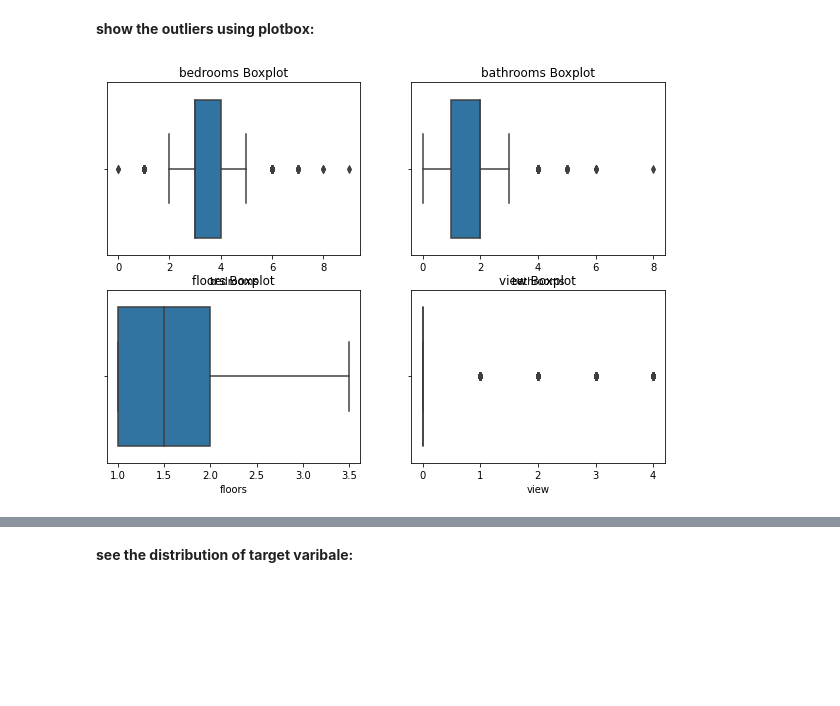
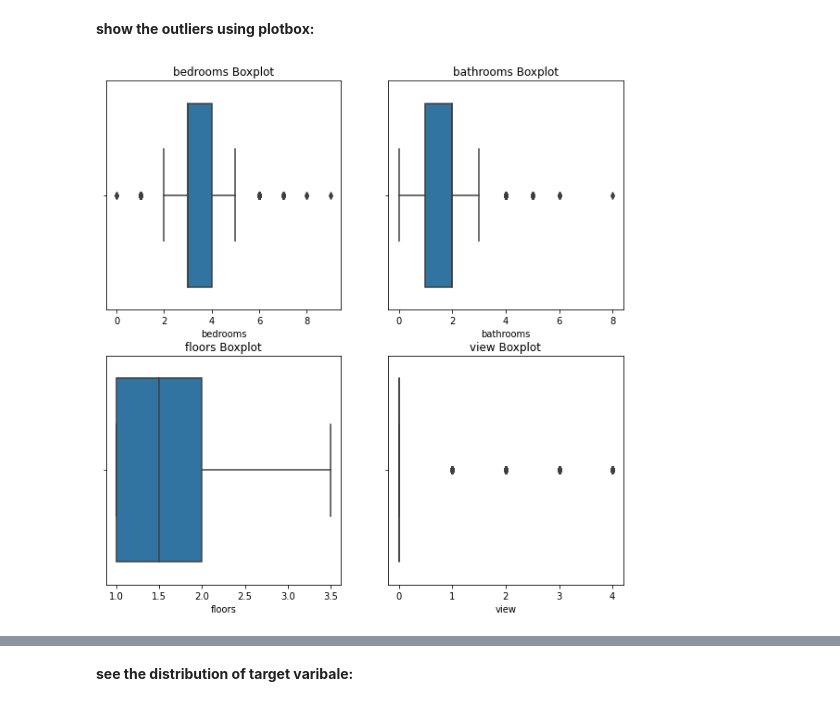
Before and after one commit to tahani319/DS_ML_HousePrices, a Jupyter notebook: DS_ML_HousePrice.ipynb, the cells around one changed output, grey strips where cells are left out. Drawn from its saved outputs; the diff is of its cells as text; code cells hidden in the pictures; blank space fills up the shorter version.

```diff
--- a/DS_ML_HousePrice.ipynb
+++ b/DS_ML_HousePrice.ipynb
@@ -293,17 +342,17 @@ highly correlated 0.88
 # %% [markdown]
 **show the outliers using plotbox:**
 # %%
-plt.figure(figsize=(10, 7)) #to see outliers in dataset
+plt.figure(figsize=(10, 10)) #to see outliers in dataset
 plt.subplot(2,2,1)
 sns.boxplot(x = 'bedrooms', data = house).set_title('bedrooms Boxplot')
 plt.subplot(2,2,2)
 sns.boxplot(x = 'bathrooms', data = house).set_title('bathrooms Boxplot')
 plt.subplot(2,2,3)
 sns.boxplot(x = 'floors', data = house).set_title('floors Boxplot')
 plt.subplot(2,2,4)
 sns.boxplot(x = 'view',  data = house).set_title('view Boxplot')
 
 
 plt.show()
 # %% [output]
-[figure, old version]
+[figure, new version]
```
Also changed, not shown: parts of 106 cells of this notebook.
